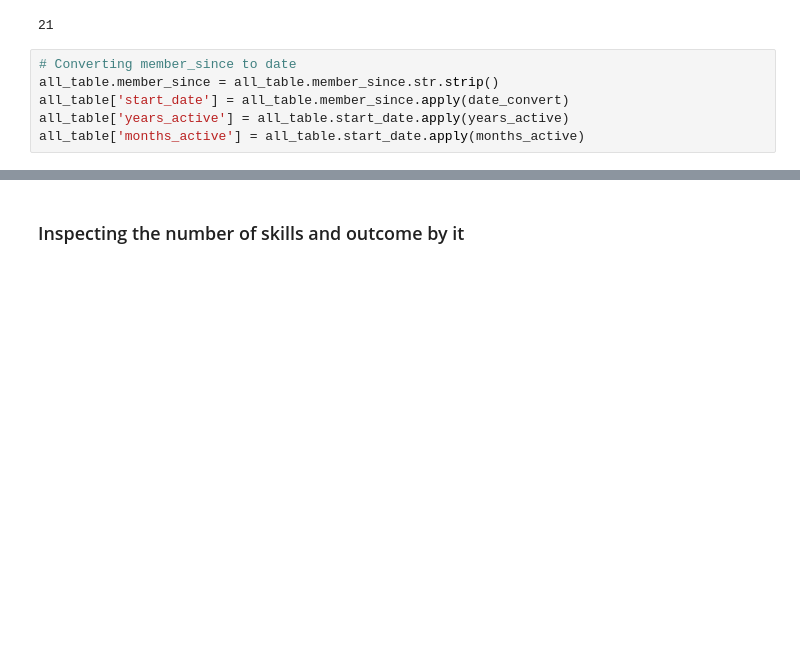
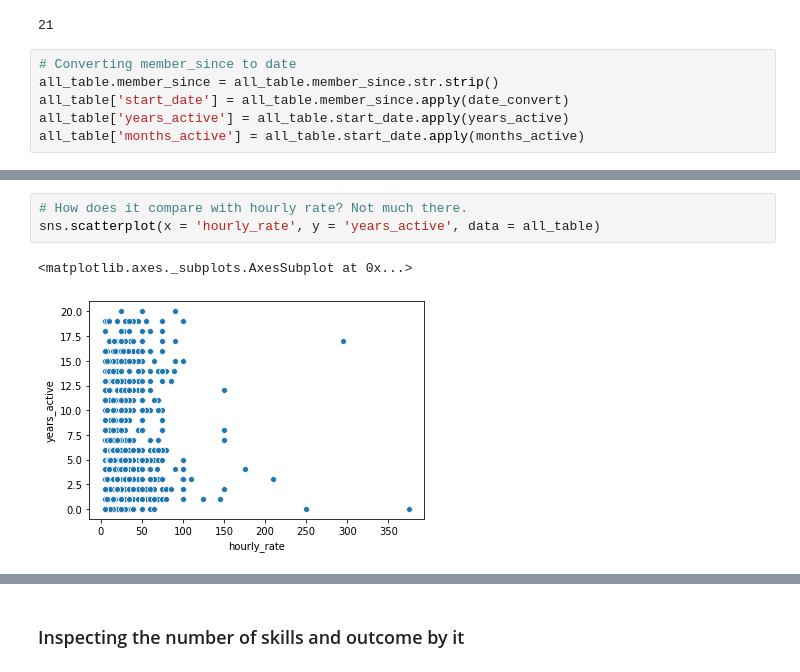
Before and after one commit to lmgibson/MyRate, a Jupyter notebook: notebooks/myrate_eda.ipynb, the cells around one changed output, grey strips where cells are left out. Saved outputs shown, nothing was run; the diff lists cells and outputs as text; blank space fills up the shorter version.

```diff
--- a/notebooks/myrate_eda.ipynb
+++ b/notebooks/myrate_eda.ipynb
@@ -311,0 +328,6 @@ all_table['months_active'] = all_table.start_date.apply(months_active)
+# %%
+# How does it compare with hourly rate? Not much there.
+sns.scatterplot(x = 'hourly_rate', y = 'years_active', data = all_table)
+# %% [output]
+<matplotlib.axes._subplots.AxesSubplot at 0x...>
+[figure, added]
```
Also changed, not shown: parts of 9 cells of this notebook.
